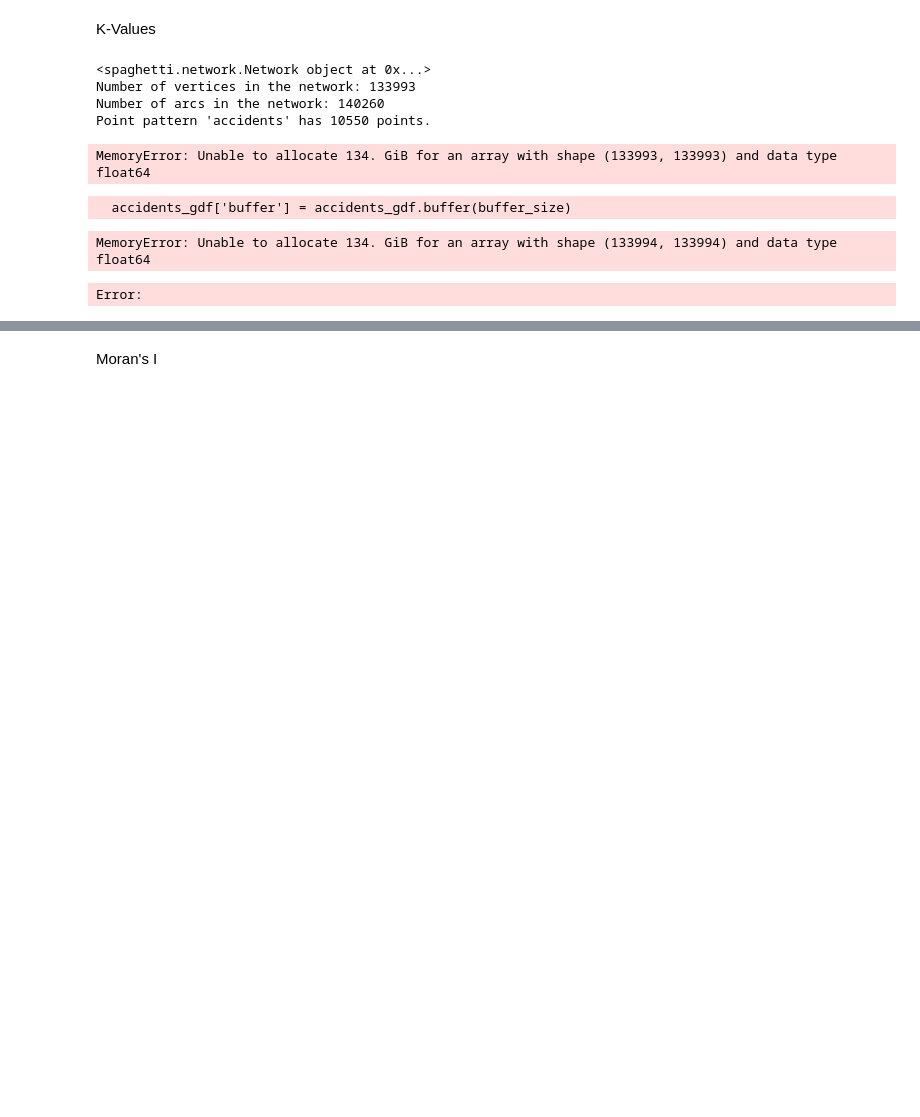
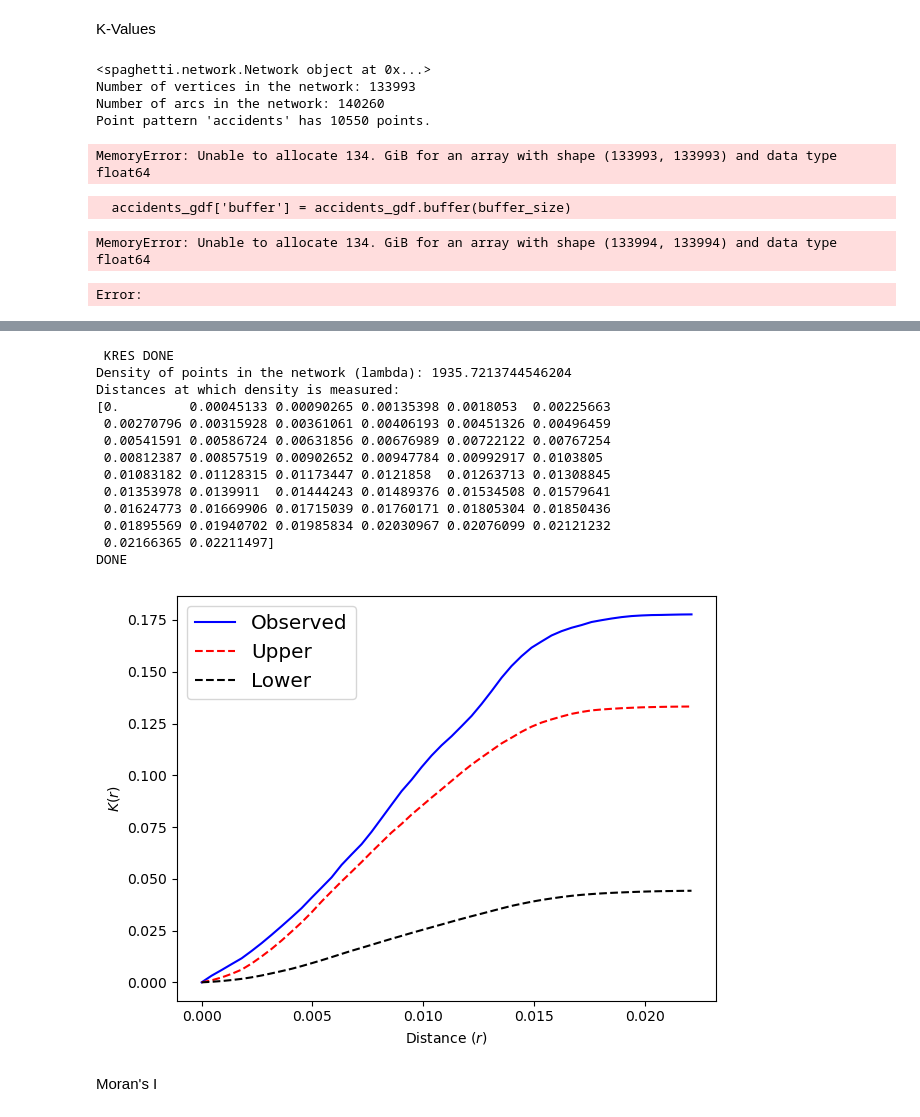
Before and after one commit to RichardGubijev/NDACW2, a Jupyter notebook: taskB/task_b.ipynb, the cells around one changed output, grey strips where cells are left out. Drawn from its saved outputs; the diff is of its cells as text; code cells hidden in the pictures; blank space fills up the shorter version.

```diff
--- a/taskB/task_b.ipynb
+++ b/taskB/task_b.ipynb
@@ -290,3 +290,66 @@ ax.set_ylabel("$K(r)$")
 fig.tight_layout()
 # %% [output]
 Error:
+# %%
+# Attempt 4
+center_point = (53.800755, -1.549077)
+
+dist = 500
+
+north = geodesic(meters=dist).destination(center_point, bearing=0).latitude
+south = geodesic(meters=dist).destination(center_point, bearing=180).latitude
+east = geodesic(meters=dist).destination(center_point, bearing=90).longitude
+west = geodesic(meters=dist).destination(center_point, bearing=270).longitude
+
+
+bbox = (north, south, east, west)
+
+
+graph = ox.graph_from_bbox(north=bbox[0], south=bbox[1], east=bbox[2], west=bbox[3], network_type='drive')
+
+roads_geodataframe = ox.graph_to_gdfs(graph, nodes=False, edges=True)
+
+leeds_center_network = spaghetti.Network(in_data=roads_geodataframe)
+# %%
+accidents_points = [Point(xy) for xy in zip(concat_data['longitude'], concat_data['latitude'])]
+print('ACCIDENT POINTS DONE')
+accidents_gdf = gpd.GeoDataFrame(geometry=accidents_points, crs="EPSG:4326")
+accidents_gdf = accidents_gdf.cx[west:east, south:north]
+accidents_gdf = accidents_gdf.to_crs(roads_geodataframe.crs)
+print('ACCIDENT GDF DONE')
+leeds_center_network.snapobservations(accidents_gdf, 'accidents')
+print('SNAPPED DONE')
+
+accidents_pointpat = leeds_center_network.pointpatterns['accidents']
+print('POINT PATTERN DONE')
+
+
+kres = leeds_center_network.GlobalAutoK(
+    pointpattern=accidents_pointpat,
+    nsteps=50,
+    permutations=50
+)
+print(' KRES DONE')
+kres.lam
+kres.xaxis
+kres.observed
+kres.upperenvelope
+kres.lowerenvelope
+kres.sim
+
+print(f"Density of points in the network (lambda): {kres.lam}")
+
+print(f"Distances at which density is measured:\n{kres.xaxis}")
+print('DONE')
+fig, ax = plt.subplots()
+
+ax.plot(kres.xaxis, kres.observed, "b-", label="Observed")
+ax.plot(kres.xaxis, kres.upperenvelope, "r--", label="Upper")
+ax.plot(kres.xaxis, kres.lowerenvelope, "k--", label="Lower")
+
+ax.legend(loc="best", fontsize="x-large")
+ax.set_xlabel("Distance $(r)$")
+ax.set_ylabel("$K(r)$")
+
+fig.tight_layout()
+# %% [output]
@@ -293,3 +360,17 @@ Error:
+ KRES DONE
+Density of points in the network (lambda): 1935.7213744546204
+Distances at which density is measured:
+[0.         0.00045133 0.00090265 0.00135398 0.0018053  0.00225663
+ 0.00270796 0.00315928 0.00361061 0.00406193 0.00451326 0.00496459
+ 0.00541591 0.00586724 0.00631856 0.00676989 0.00722122 0.00767254
+ 0.00812387 0.00857519 0.00902652 0.00947784 0.00992917 0.0103805
+ 0.01083182 0.01128315 0.01173447 0.0121858  0.01263713 0.01308845
+ 0.01353978 0.0139911  0.01444243 0.01489376 0.01534508 0.01579641
+ 0.01624773 0.01669906 0.01715039 0.01760171 0.01805304 0.01850436
+ 0.01895569 0.01940702 0.01985834 0.02030967 0.02076099 0.02121232
+ 0.02166365 0.02211497]
+DONE
+[figure, added]
 # %% [markdown]
 Moran's I
 # %%
```
Also changed, not shown: parts of 7 cells of this notebook.
